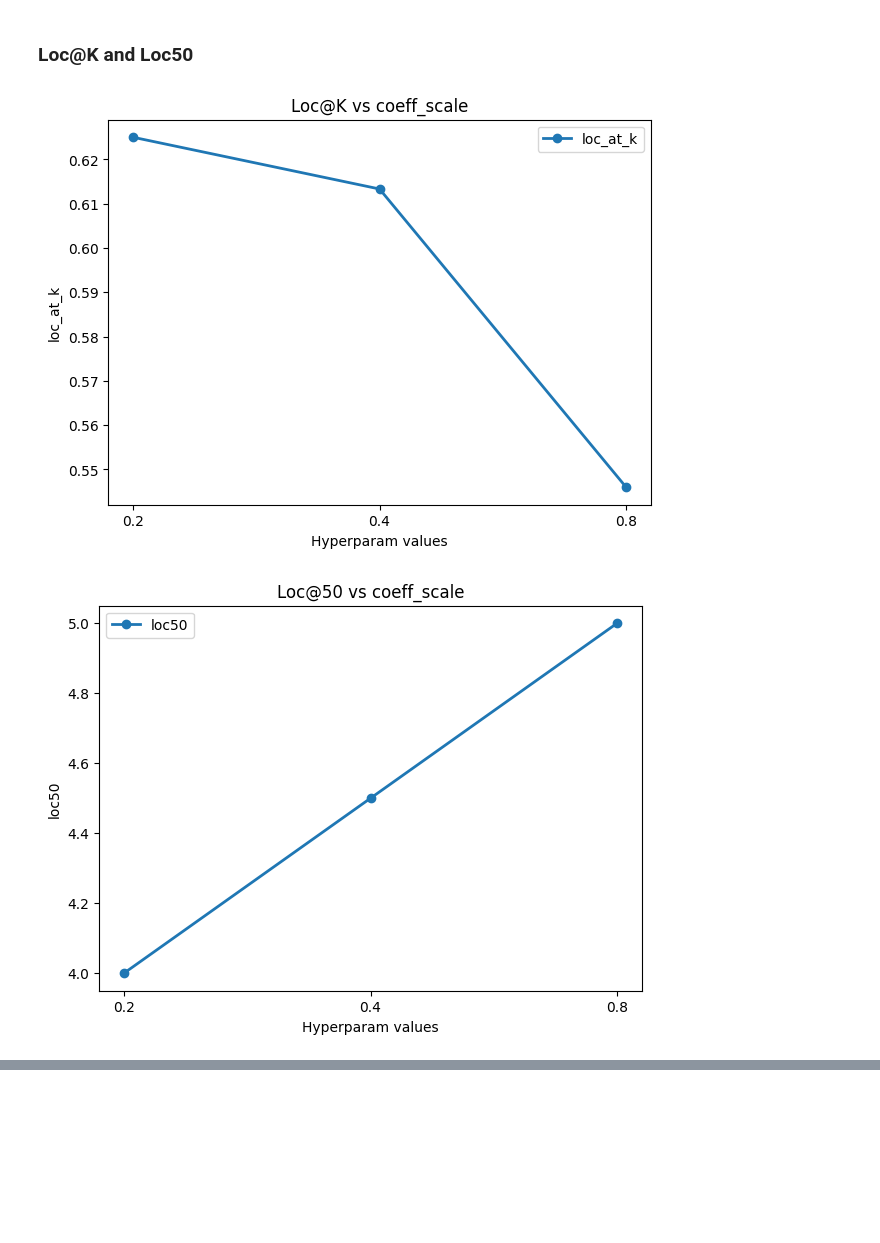
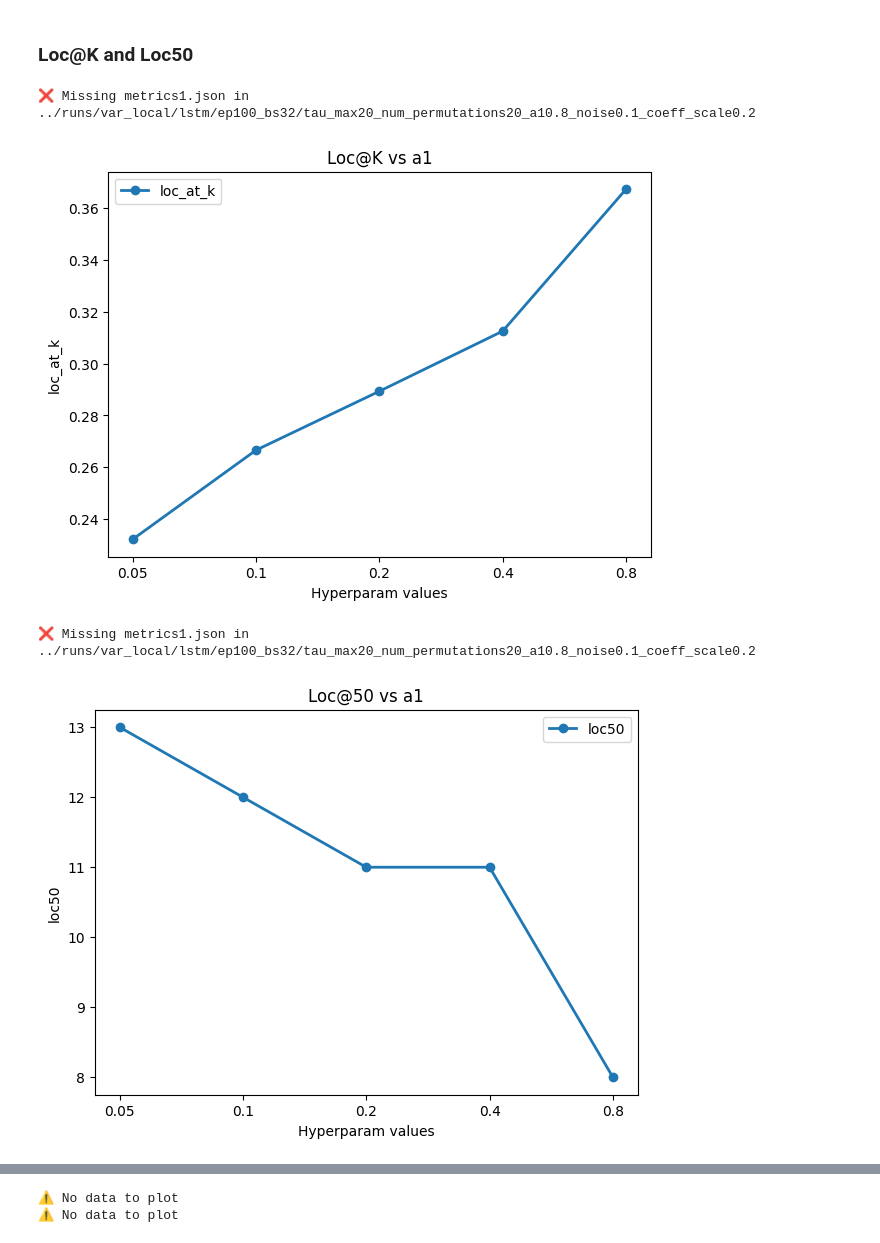
Before and after one commit to visriv/ixai-ts, a Jupyter notebook: scripts/viz.ipynb, the cells around one changed output, grey strips where cells are left out. Saved outputs shown, nothing was run; the diff lists cells and outputs as text; code cells hidden in the pictures; blank space fills up the shorter version.

```diff
--- a/scripts/viz.ipynb
+++ b/scripts/viz.ipynb
@@ -261,42 +308,44 @@ def plot_metric_group(group_runs, metric="loc_at_k", title=None, sort_labels=Tru
 
     plt.figure(figsize=(7,5))
     x = range(len(labels))
     plt.plot(x, means, marker="o", lw=2, label=metric)
     # plt.fill_between(x, np.array(means)-np.array(stds), np.array(means)+np.array(stds), alpha=0.2)
     plt.xticks(x, labels)
     plt.xlabel("Hyperparam values")
     plt.ylabel(metric)
     plt.title(title or metric)
     plt.legend()
     plt.show()
 
 
 # -----------------------------
 # Example comparisons
 # -----------------------------
-plot_metric_group(group_by_coeff_scale("lstm", noise=0.1),
-                  metric="loc_at_k", title="Loc@K vs coeff_scale")
+plot_metric_group(group_by_a1("lstm", noise=0.1),
+                  metric="loc_at_k", title="Loc@K vs a1")
 
-plot_metric_group(group_by_coeff_scale("lstm", noise=0.1),
-                  metric="loc50", title="Loc@50 vs coeff_scale")
+plot_metric_group(group_by_a1("lstm", noise=0.1),
+                  metric="loc50", title="Loc@50 vs a1")
 
-plot_metric_group(group_by_noise("lstm", coeff_scale=0.2),
+plot_metric_group(group_by_noise("lstm", a1=0.2),
                   metric="loc_at_k", title="Loc@K vs noise")
 
-plot_metric_group(group_by_noise("lstm", coeff_scale=0.2),
+plot_metric_group(group_by_noise("lstm", a1=0.2),
                   metric="loc50", title="Loc@50 vs noise")
 
-plot_metric_group(group_by_permutations("lstm", coeff_scale=0.2, noise=0.1),
+plot_metric_group(group_by_permutations("lstm", a1=0.2, noise=0.1),
                   metric="loc_at_k", title="Loc@K vs num_permutations")
 
-plot_metric_group(group_by_permutations("lstm", coeff_scale=0.2, noise=0.1),
+plot_metric_group(group_by_permutations("lstm", a1=0.2, noise=0.1),
                   metric="loc50", title="Loc@50 vs num_permutations")
 
-plot_metric_group(group_by_arch(coeff_scale=0.2, noise=0.1, num_permutations=5),
+plot_metric_group(group_by_arch(a1=0.2, noise=0.1, num_permutations=5),
                   metric="loc_at_k", title="Loc@K vs architecture")
 
-plot_metric_group(group_by_arch(coeff_scale=0.2, noise=0.1, num_permutations=5),
+plot_metric_group(group_by_arch(a1=0.2, noise=0.1, num_permutations=5),
                   metric="loc50", title="Loc@50 vs architecture")
 # %% [output]
+❌ Missing metrics1.json in ../runs/var_local/lstm/ep100_bs32/tau_max20_num_permutations20_a10.8_noise0.1_coeff_scale0.2
-[figure, old version]
+[figure, new version]
+❌ Missing metrics1.json in ../runs/var_local/lstm/ep100_bs32/tau_max20_num_permutations20_a10.8_noise0.1_coeff_scale0.2
-[figure, old version]
+[figure, new version]
@@ -309,3 +356,5 @@ plot_metric_group(group_by_arch(coeff_scale=0.2, noise=0.1, num_permutations=5),
+⚠️ No data to plot
+⚠️ No data to plot
 # %%
 import pandas as pd
 
```
Also changed, not shown: parts of 3 cells of this notebook, 4 other files.
